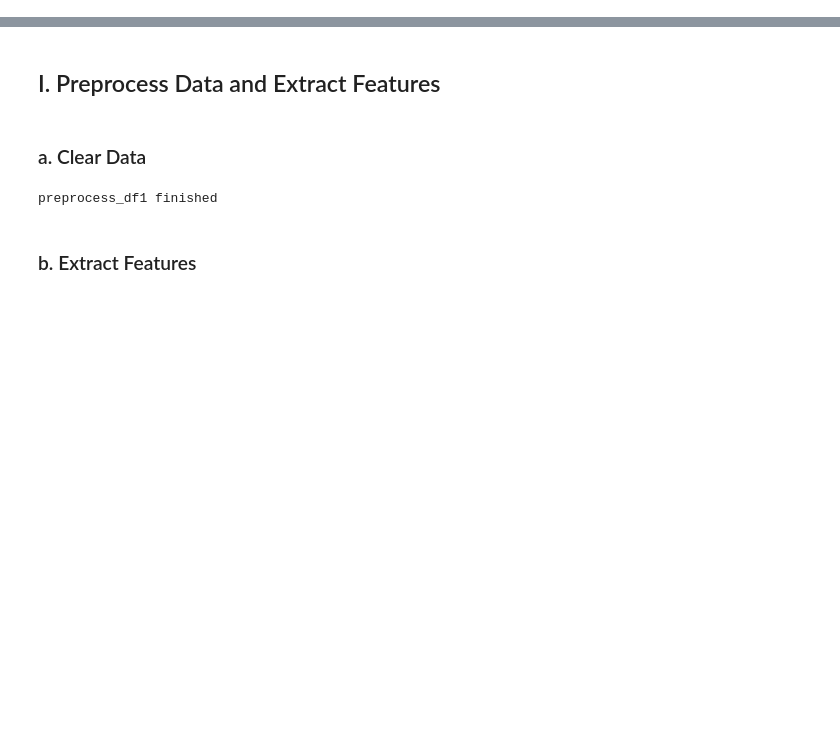
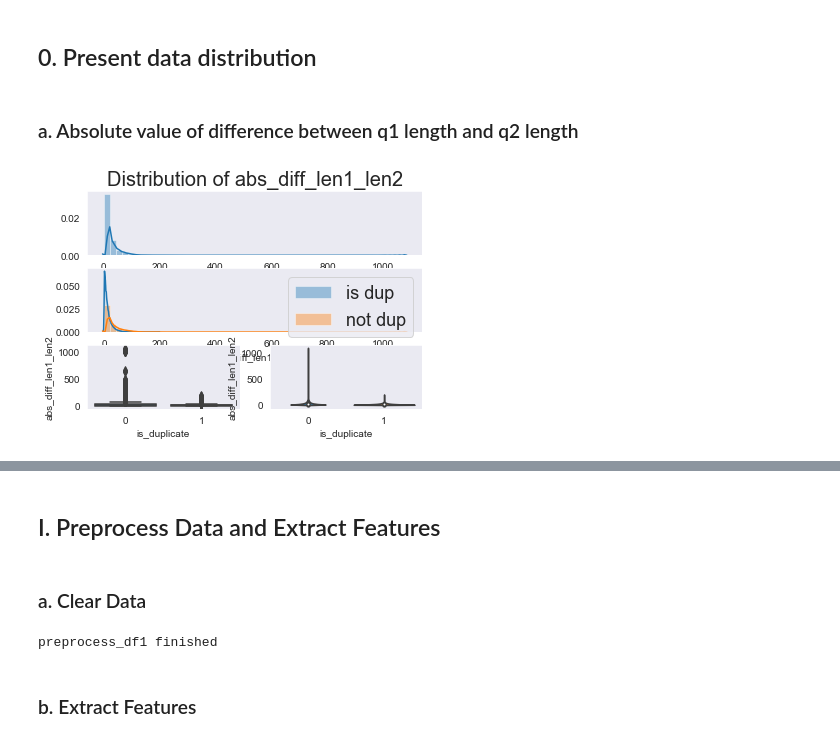
Before and after one commit to HaoDong96/MSCI641_NLP_QuoraDup, a Jupyter notebook: project.ipynb, the cells around one changed output, grey strips where cells are left out. Cells and saved outputs as stored; diff of their text form; code cells hidden in the pictures; blank space fills up the shorter version.

Commit message:
plot

```diff
--- a/project.ipynb
+++ b/project.ipynb
@@ -45,0 +50,49 @@ N_EPOCHS = 10
+# %% [markdown]
+##  0. Present data distribution
+# %%
+train_df = pd.read_csv(DATA_PATH+"train.csv", sep=',')
+test_df = pd.read_csv(DATA_PATH+"test.csv", sep=',')
+# %%
+%matplotlib inline
+sns.set_style("dark")
+
+def plot_real_feature(fname):
+    ix_train = train_df['id']
+    ix_is_dup = np.where(train_df['is_duplicate'] == 1)[0]
+    ix_not_dup = np.where(train_df['is_duplicate'] == 0)[0]
+    fig = plt.figure()
+    ax1 = plt.subplot2grid((3, 2), (0, 0), colspan=2)
+    ax2 = plt.subplot2grid((3, 2), (1, 0), colspan=2)
+    ax3 = plt.subplot2grid((3, 2), (2, 0))
+    ax4 = plt.subplot2grid((3, 2), (2, 1))
+    ax1.set_title('Distribution of %s' % fname, fontsize=20)
+    sns.distplot(train_df.loc[ix_train][fname],
+                 bins=50,
+                 ax=ax1)
+    sns.distplot(train_df.loc[ix_is_dup][fname],
+                 bins=50,
+                 ax=ax2,
+                 label='is dup')
+    sns.distplot(train_df.loc[ix_not_dup][fname],
+                 bins=50,
+                 ax=ax2,
+                 label='not dup')
+    ax2.legend(loc='upper right', prop={'size': 18})
+    sns.boxplot(y=fname,
+                x='is_duplicate',
+                data=train_df.loc[ix_train],
+                ax=ax3)
+    sns.violinplot(y=fname,
+                   x='is_duplicate',
+                   data=train_df.loc[ix_train],
+                   ax=ax4)
+    plt.show()
+# %% [markdown]
+### a. Absolute value of difference between q1 length and q2 length
+# %%
+train_df['q1_len'] = train_df['question1'].str.len().astype(np.float32)
+train_df['q2_len'] = train_df['question2'].str.len().astype(np.float32)
+train_df['abs_diff_len1_len2'] = np.abs(train_df['q1_len'] - train_df['q2_len'])
+plot_real_feature('abs_diff_len1_len2')
+# %% [output]
+[figure, added]
```
Also changed, not shown: parts of 8 cells of this notebook.
